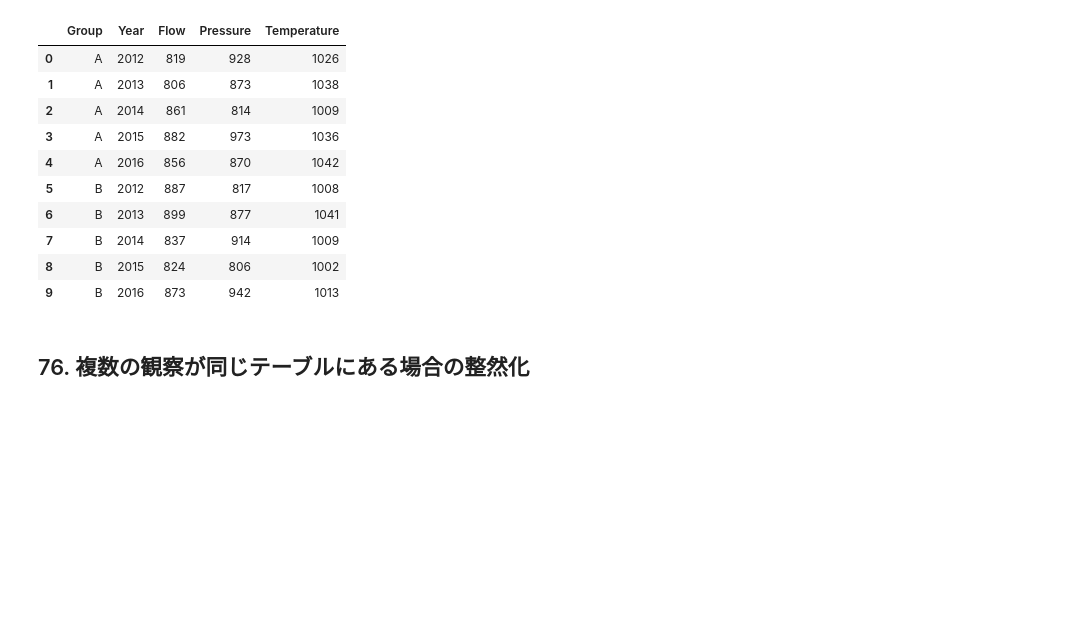
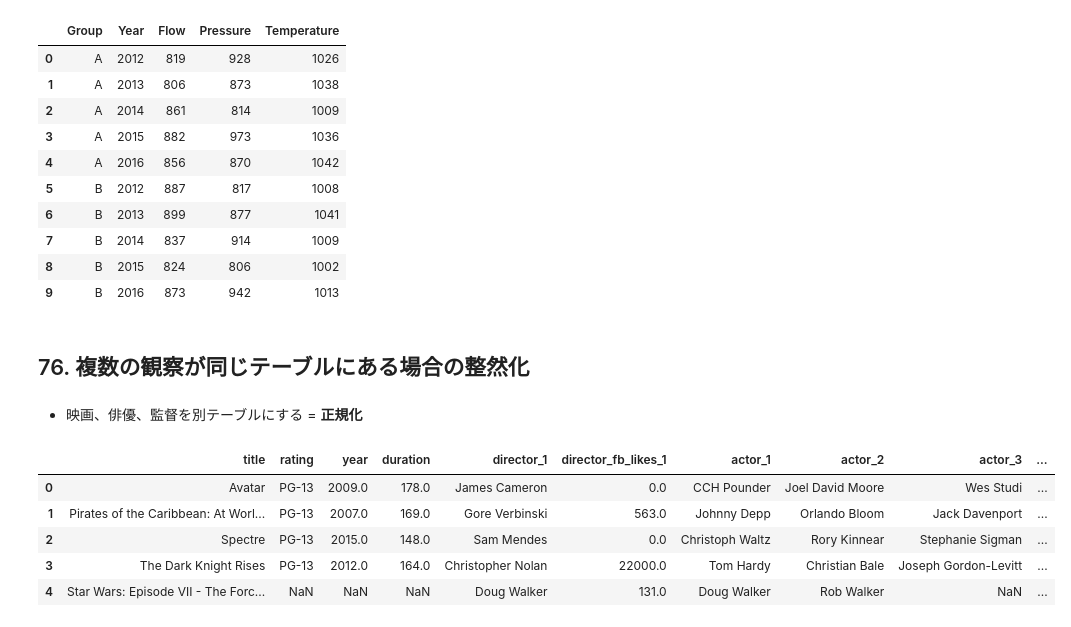
Before and after one commit to okmokm422/TIL, a Jupyter notebook: 1. Python/3. Pandas-cookbook/Chapter8.ipynb, the cells around one changed output. Drawn from its saved outputs; the diff is of its cells as text; code cells hidden in the pictures; blank space fills up the shorter version.

```diff
--- a/1. Python/3. Pandas-cookbook/Chapter8.ipynb
+++ b/1. Python/3. Pandas-cookbook/Chapter8.ipynb
@@ -1142,3 +1141,16 @@ sensors.set_index(["Group", "Property"])\
 | 9 | B | 2016 | 873 | 942 | 1013 |
 # %% [markdown]
 ## 76. 複数の観察が同じテーブルにある場合の整然化
+# %% [markdown]
+- 映画、俳優、監督を別テーブルにする = <b>正規化</b>
+# %%
+# 1)
+movie = pd.read_csv("Pandas-Cookbook-master/data/movie_altered.csv")
+movie.head()
+# %% [output]
+|  | title | rating | year | duration | director_1 | director_fb_likes_1 | actor_1 | actor_2 | actor_3 | ... |
+| 0 | Avatar | PG-13 | 2009.0 | 178.0 | James Cameron | 0.0 | CCH Pounder | Joel David Moore | Wes Studi | ... |
+| 1 | Pirates of the Caribbean: At Worl... | PG-13 | 2007.0 | 169.0 | Gore Verbinski | 563.0 | Johnny Depp | Orlando Bloom | Jack Davenport | ... |
+| 2 | Spectre | PG-13 | 2015.0 | 148.0 | Sam Mendes | 0.0 | Christoph Waltz | Rory Kinnear | Stephanie Sigman | ... |
+| 3 | The Dark Knight Rises | PG-13 | 2012.0 | 164.0 | Christopher Nolan | 22000.0 | Tom Hardy | Christian Bale | Joseph Gordon-Levitt | ... |
+| 4 | Star Wars: Episode VII - The Forc... | NaN | NaN | NaN | Doug Walker | 131.0 | Doug Walker | Rob Walker | NaN | ... |
```
Also changed, not shown: parts of 15 cells of this notebook, 5 other files.
